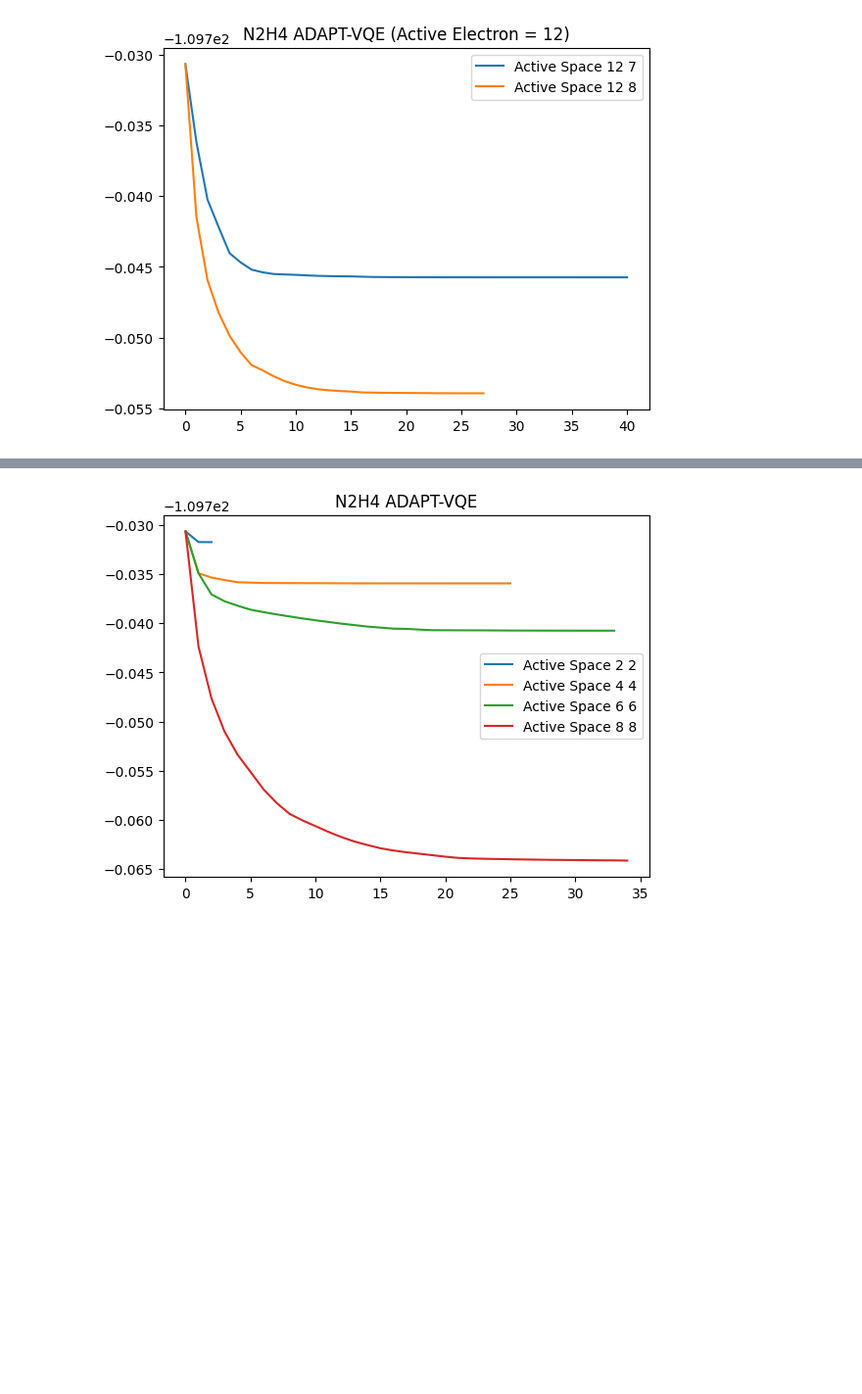
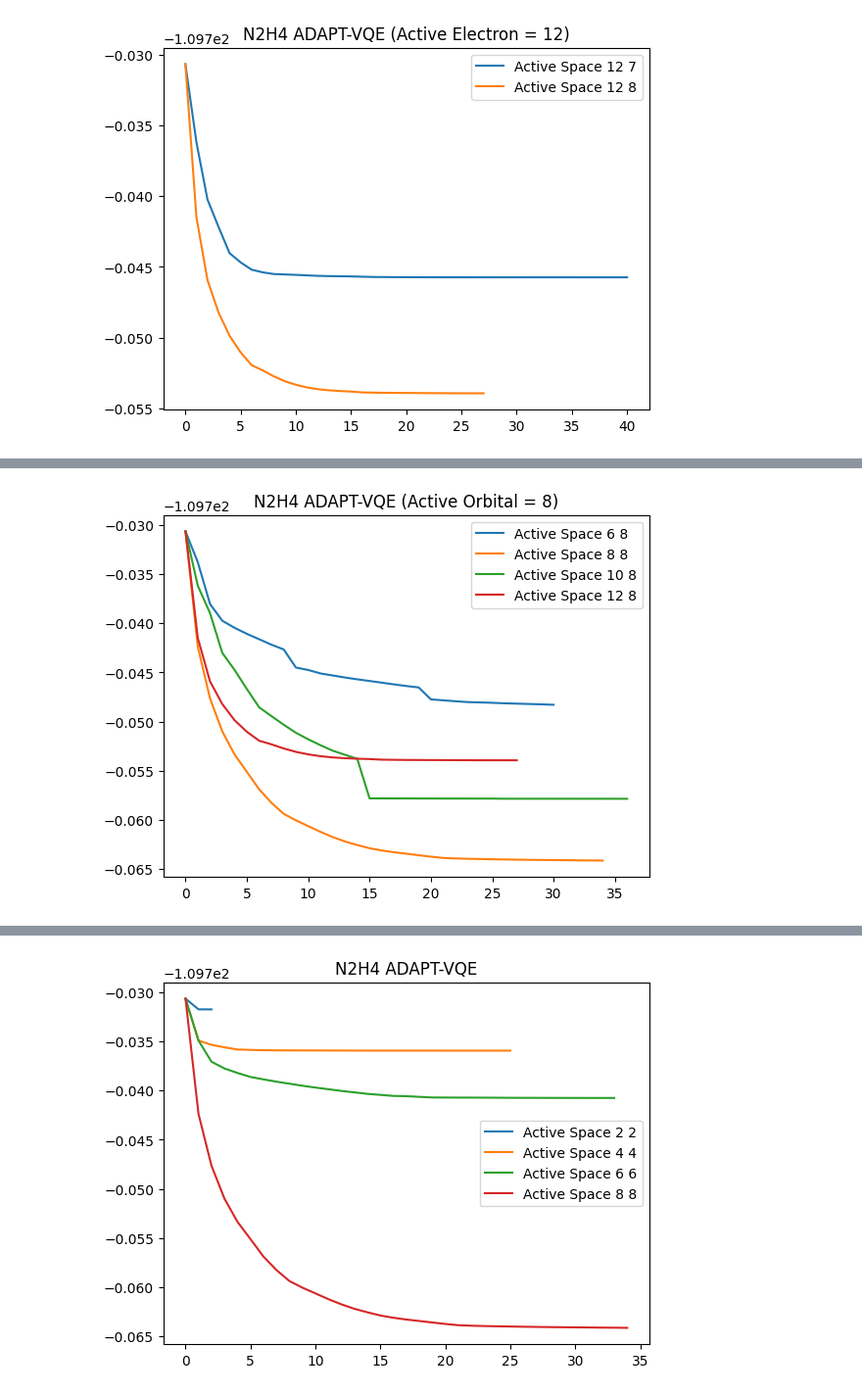
Before and after one commit to azhar-ikhtiarudin/variational-quantum-eigensolver, a Jupyter notebook: PennyLane/N2H4/active_space/data/visualizer.ipynb, the cells around one changed output, grey strips where cells are left out. Shown at 98% size. Drawn from its saved outputs; the diff is of its cells as text; code cells hidden in the pictures; blank space fills up the shorter version.

```diff
--- a/PennyLane/N2H4/active_space/data/visualizer.ipynb
+++ b/PennyLane/N2H4/active_space/data/visualizer.ipynb
@@ -55,0 +77,11 @@ plt.show()
+# %%
+plt.plot(data_3_6_8[:40], label="Active Space 6 8")
+plt.plot(data_3_8_8[:40], label="Active Space 8 8")
+plt.plot(data_3_10_8[:40], label="Active Space 10 8")
+plt.plot(data_3_12_8, label="Active Space 12 8")
+
+plt.title('N2H4 ADAPT-VQE (Active Orbital = 8)')
+plt.legend()
+plt.show()
+# %% [output]
+[figure, added]
```
Also changed, not shown: parts of 5 cells of this notebook.
